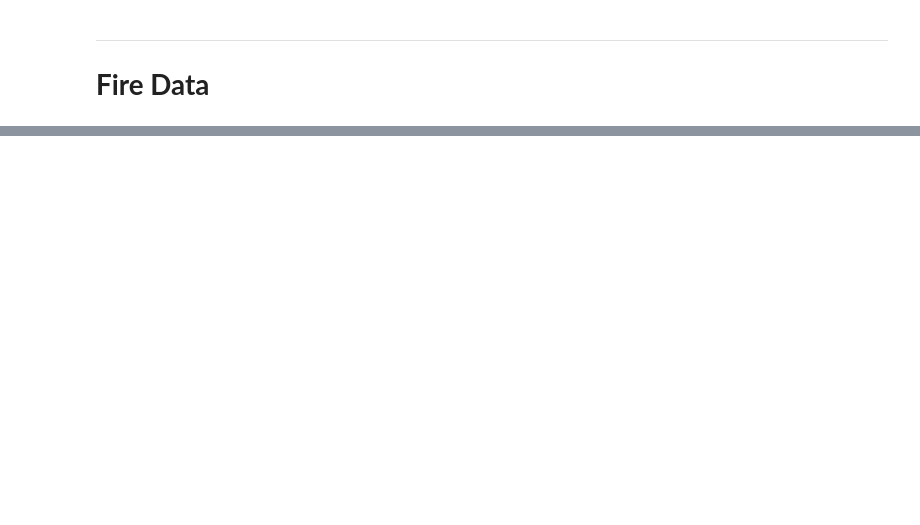
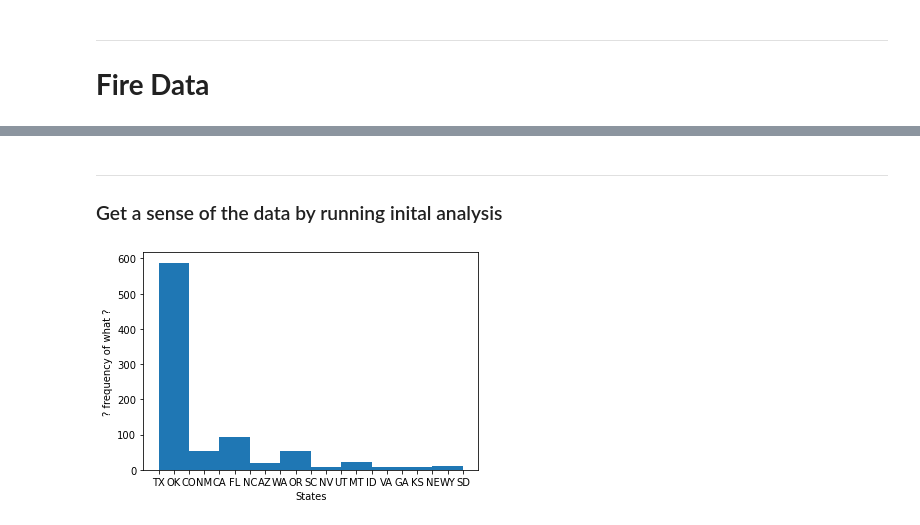
Before and after one commit to eglulu6/Project_1_Team_Platypus, a Jupyter notebook: data_slicing.ipynb, the cells around one changed output, grey strips where cells are left out. Drawn from its saved outputs; the diff is of its cells as text; code cells hidden in the pictures; blank space fills up the shorter version.

```diff
--- a/data_slicing.ipynb
+++ b/data_slicing.ipynb
@@ -94,0 +167,13 @@ firedf.head()
+# %% [markdown]
+---
+### Get a sense of the data by running inital analysis
+# %%
+# look at overall data distribution
+len_brch = len(firedf['state'])
+plt.hist(firedf['state'], bins=10)
+plt.xlabel('States')
+plt.ylabel('? frequency of what ?')
+plt.show()
+# looks very abnormal
+# %% [output]
+[figure, added]
```
Also changed, not shown: parts of 42 cells of this notebook, 1 other file.
